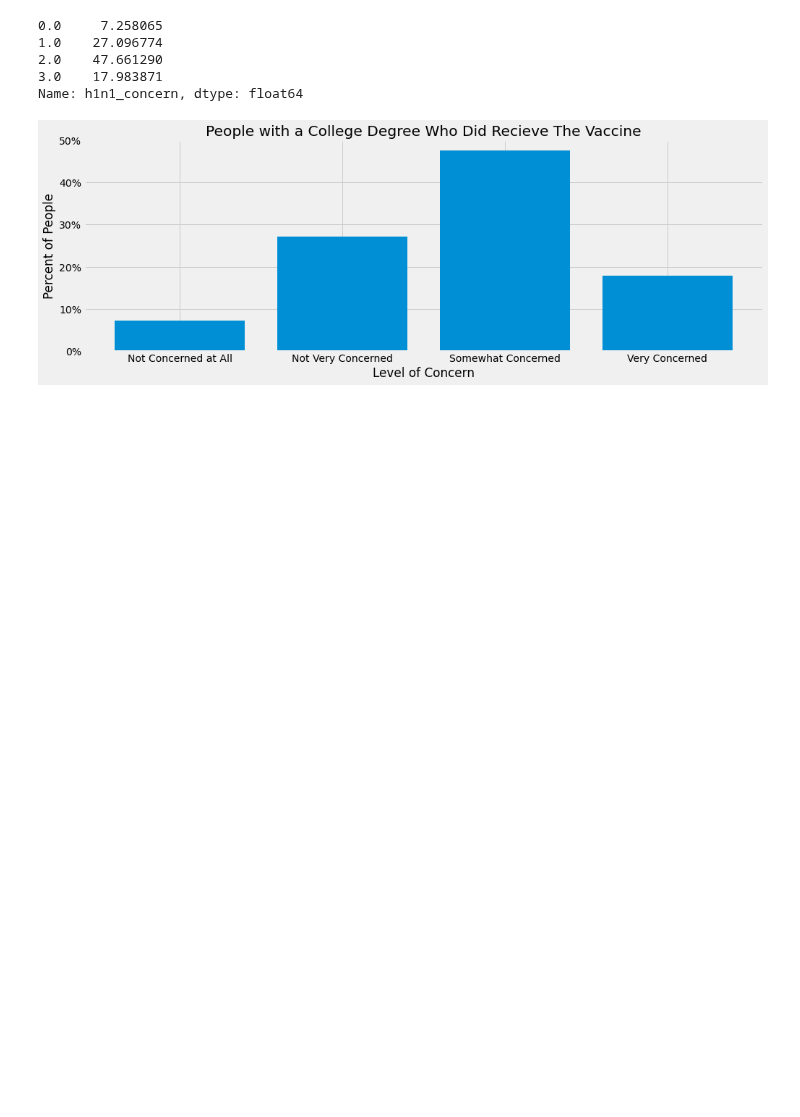
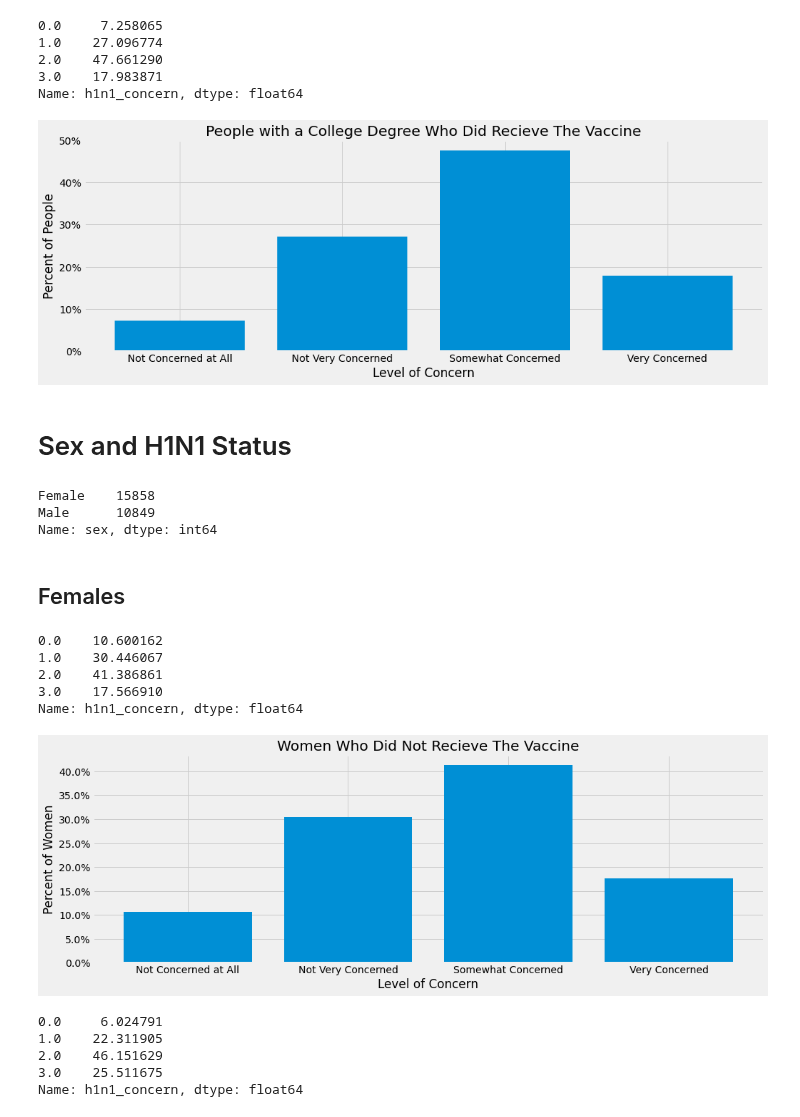
Before and after one commit to mankah/Capstone, a Jupyter notebook: H1N1_Analysis.ipynb, the cells around one changed output. Drawn from its saved outputs; the diff is of its cells as text; code cells hidden in the pictures; blank space fills up the shorter version.

Commit message:
Gender and Marital Status

```diff
--- a/H1N1_Analysis.ipynb
+++ b/H1N1_Analysis.ipynb
@@ -1017,3 +1014,48 @@ ax.yaxis.set_major_formatter(mtick.PercentFormatter(1.0))
 plt.xticks(ticks=no_vaccine.index, labels=x);
 # %% [output]
 [figure]
+# %% [markdown]
+# Sex and H1N1 Status
+# %%
+df.sex.value_counts()
+# %% [output]
+Female    15858
+Male      10849
+Name: sex, dtype: int64
+# %% [markdown]
+## Females
+# %%
+female = df[df.sex == 'Female']
+female_no_vac = female[female.h1n1_vaccine == 0]
+female_no_vac_concern = female_no_vac.h1n1_concern.value_counts(normalize = True).sort_index()
+female_no_vac_concern*100
+# %% [output]
+0.0    10.600162
+1.0    30.446067
+2.0    41.386861
+3.0    17.566910
+Name: h1n1_concern, dtype: float64
+# %%
+fig, ax = plt.subplots(figsize=(15, 5))
+
+x = ['Not Concerned at All', 'Not Very Concerned',
+     'Somewhat Concerned', 'Very Concerned']
+plt.bar(female_no_vac_concern.index, female_no_vac_concern.values)
+plt.title('Women Who Did Not Recieve The Vaccine')
+plt.ylabel('Percent of Women')
+plt.xlabel('Level of Concern')
+ax.yaxis.set_major_formatter(mtick.PercentFormatter(1.0))
+plt.xticks(ticks=no_vaccine.index, labels=x);
+# %% [output]
+[figure, added]
+# %%
+female = df[df.sex == 'Female']
+female_yes_vac = female[female.h1n1_vaccine == 1]
+female_yes_vac_concern = female_yes_vac.h1n1_concern.value_counts(normalize = True).sort_index()
+female_yes_vac_concern*100
+# %% [output]
+0.0     6.024791
+1.0    22.311905
+2.0    46.151629
+3.0    25.511675
+Name: h1n1_concern, dtype: float64
```
Also changed, not shown: parts of 16 cells of this notebook.
